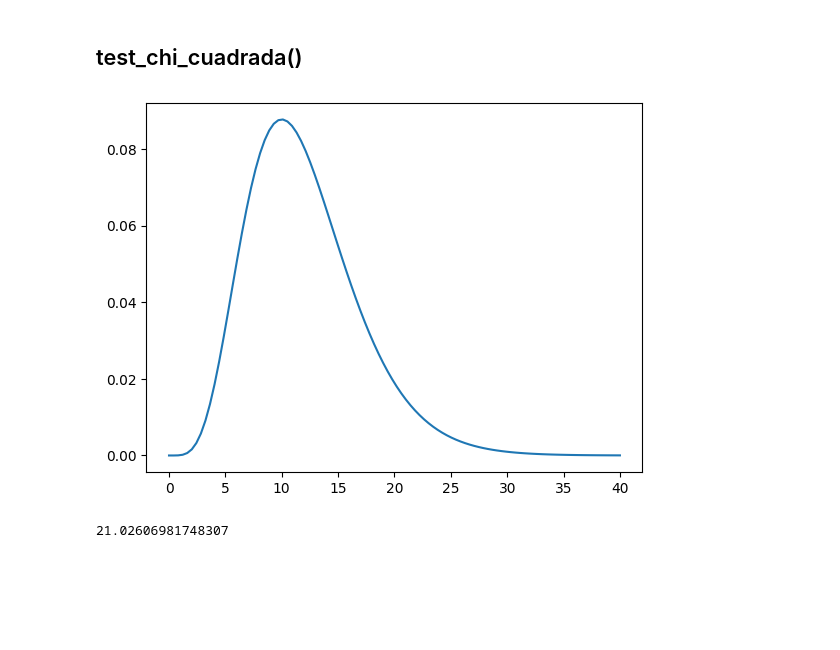
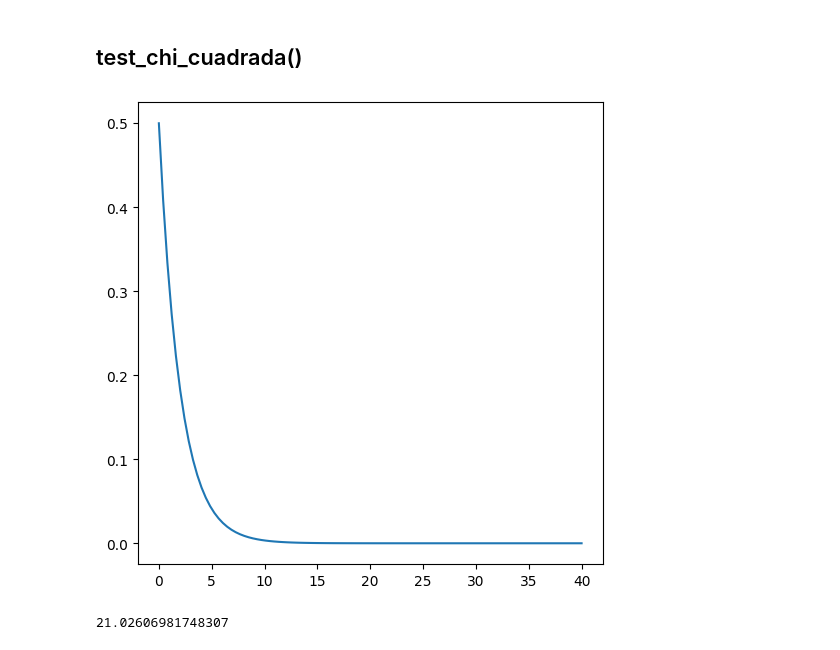
Before and after one commit to AnIsAsPe/Estadistica_y_Probabilidad_para-CD-, a Jupyter notebook: Estadistica_e_InferenciaCausal/1 Test estadísticos/Notebooks/Test_estadísticos_.ipynb, the cells around one changed output. Drawn from its saved outputs; the diff is of its cells as text; code cells hidden in the pictures; blank space fills up the shorter version.

```diff
--- a/Estadistica_e_InferenciaCausal/1 Test estadísticos/Notebooks/Test_estadísticos_.ipynb
+++ b/Estadistica_e_InferenciaCausal/1 Test estadísticos/Notebooks/Test_estadísticos_.ipynb
@@ -156,13 +161,13 @@ plt.show()
 # %% [markdown]
 ## test_chi_cuadrada()
 # %%
-gl = 12 # grados de libertad
+gl = 2# grados de libertad
 x = np.linspace(0, 40, 100)
 pdf = stats.chi2.pdf(x, gl)                    # función de densidad chi2, para r grados de libertad
 plt.plot(x, pdf)
 plt.show()
 # %% [output]
-[figure, old version]
+[figure, new version]
 # %%
 gl = 12      # grados de libertad
 alfa = 0.05  # nivel de significancia
```
Also changed, not shown: parts of 17 cells of this notebook.
